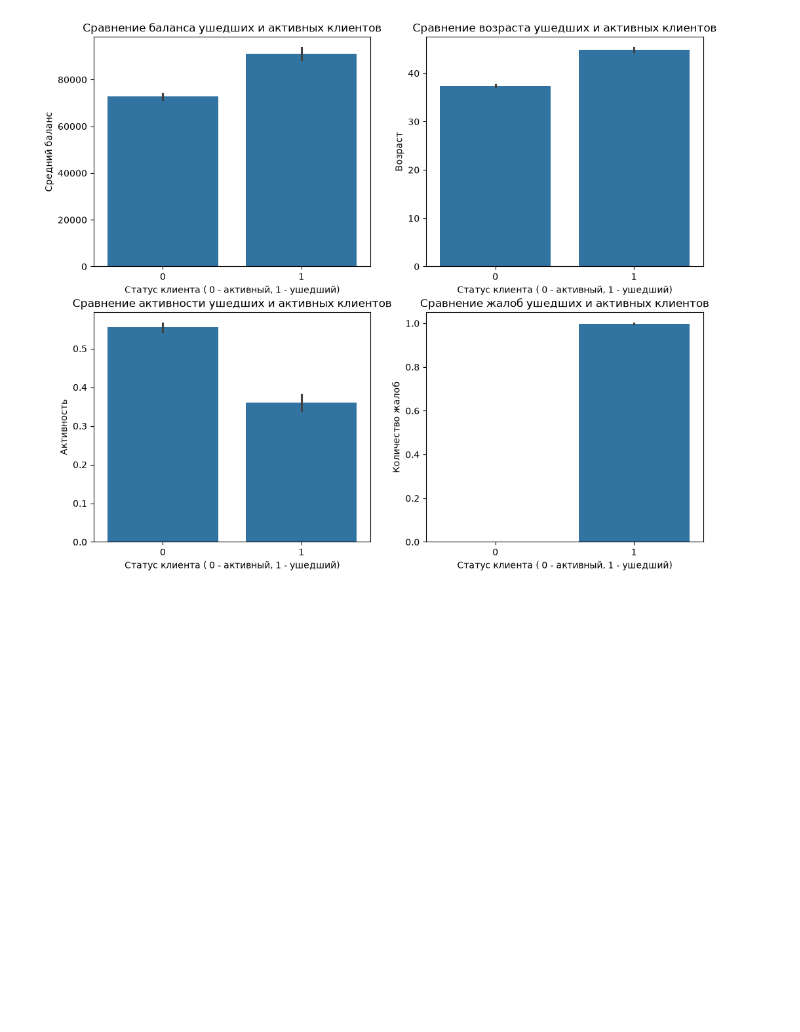
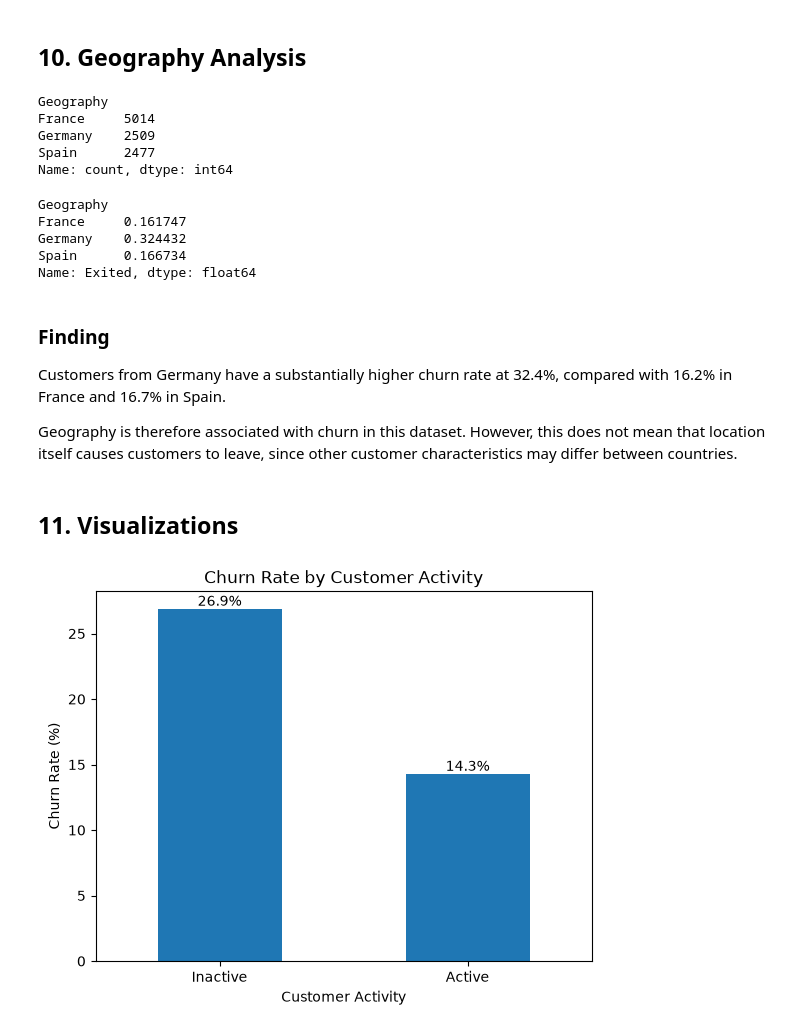
Before and after one commit to GITZenK/bank-customer-churn-analysis, a Jupyter notebook: customer_churn_analysis.ipynb, the cells around one changed output. Saved outputs shown, nothing was run; the diff lists cells and outputs as text; code cells hidden in the pictures; blank space fills up the shorter version.

Commit message:
Update churn analysis notebook

```diff
--- a/customer_churn_analysis.ipynb
+++ b/customer_churn_analysis.ipynb
@@ -40,0 +126,10 @@ df.groupby('Exited').mean(numeric_only=True)
+# %%
+bins = [18, 30, 45, 60, 75, 100]
+labels = ['18-29', '30-44', '45-59', '60-74', '75+']
+
+df['AgeGroup'] = pd.cut(
+    df['Age'],
+    bins=bins,
+    labels=labels,
+    right=False
+)
@@ -41,21 +240,40 @@ df.groupby('Exited').mean(numeric_only=True)
+# %% [markdown]
+## 10. Geography Analysis
+# %%
+df['Geography'].value_counts()
+# %% [output]
+Geography
+France     5014
+Germany    2509
+Spain      2477
+Name: count, dtype: int64
+# %%
+df.groupby('Geography')['Exited'].mean()
+# %% [output]
+Geography
+France     0.161747
+Germany    0.324432
+Spain      0.166734
+Name: Exited, dtype: float64
+# %% [markdown]
+### Finding
+
+Customers from Germany have a substantially higher churn rate at 32.4%, compared with 16.2% in France and 16.7% in Spain.
+
+Geography is therefore associated with churn in this dataset. However, this does not mean that location itself causes customers to leave, since other customer characteristics may differ between countries.
+# %% [markdown]
+## 11. Visualizations
 # %%
-fig, axes = plt.subplots(nrows=2, ncols=2, figsize=(12, 10))
-sns.barplot(x='Exited', y='Balance', data=df, ax=axes[0, 0])
-sns.barplot(x='Exited', y='Age', data=df, ax=axes[0, 1])
-sns.barplot(x='Exited', y='IsActiveMember', data=df, ax=axes[1, 0])
-sns.barplot(x='Exited', y='Complain', data=df, ax=axes[1, 1])
-axes[0, 0].set_title('Сравнение баланса ушедших и активных клиентов')
-axes[0, 1].set_title('Сравнение возраста ушедших и активных клиентов')
-axes[1, 0].set_title('Сравнение активности ушедших и активных клиентов')
-axes[1, 1].set_title('Сравнение жалоб ушедших и активных клиентов')
-axes[0, 0].set_ylabel('Средний баланс')
-axes[0, 1].set_ylabel('Возраст')
-axes[1, 0].set_ylabel('Активность')
-axes[1, 1].set_ylabel('Количество жалоб')
-axes[0, 0].set_xlabel('Статус клиента (0 - активный, 1 - ушедший)')
-axes[0, 1].set_xlabel('Статус клиента (0 - активный, 1 - ушедший)')
-axes[1, 0].set_xlabel('Статус клиента (0 - активный, 1 - ушедший)')
-axes[1, 1].set_xlabel('Статус клиента (0 - активный, 1 - ушедший)')
-plt.savefig('churn_analysis.png', dpi=300, bbox_inches='tight')
+activity_churn = df.groupby('IsActiveMember')['Exited'].mean()
+activity_churn = activity_churn.rename(index={0: 'Inactive', 1: 'Active'})
+activity_churn_percent = activity_churn * 100
+ax = activity_churn_percent.plot(
+    kind='bar',
+    title='Churn Rate by Customer Activity',
+    xlabel='Customer Activity',
+    ylabel='Churn Rate (%)',
+    rot=0
+)
+ax.bar_label(ax.containers[0], fmt='%.1f%%');
 # %% [output]
-[figure, old version]
+[figure, new version]
```
Also changed, not shown: parts of 41 cells of this notebook.
